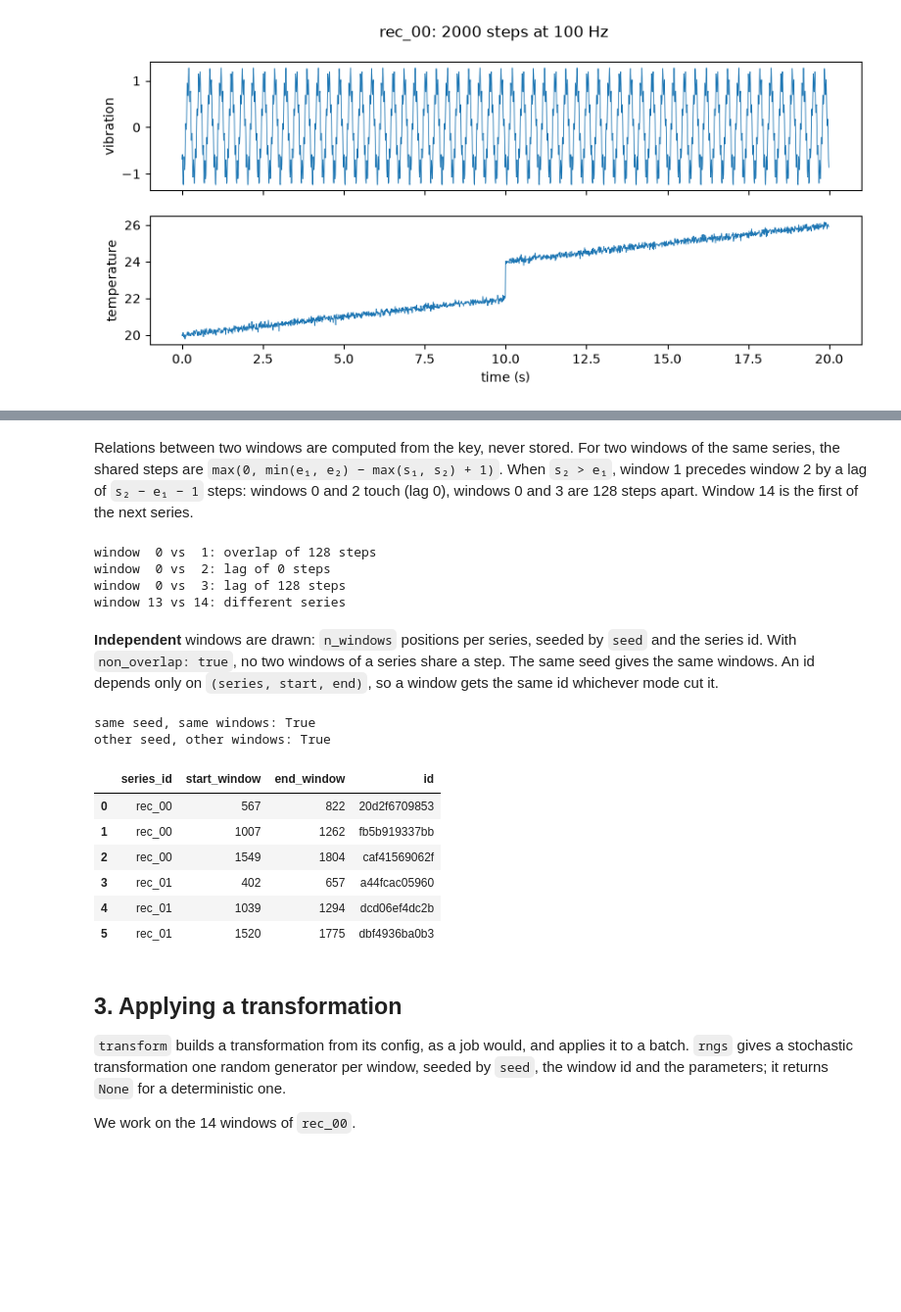
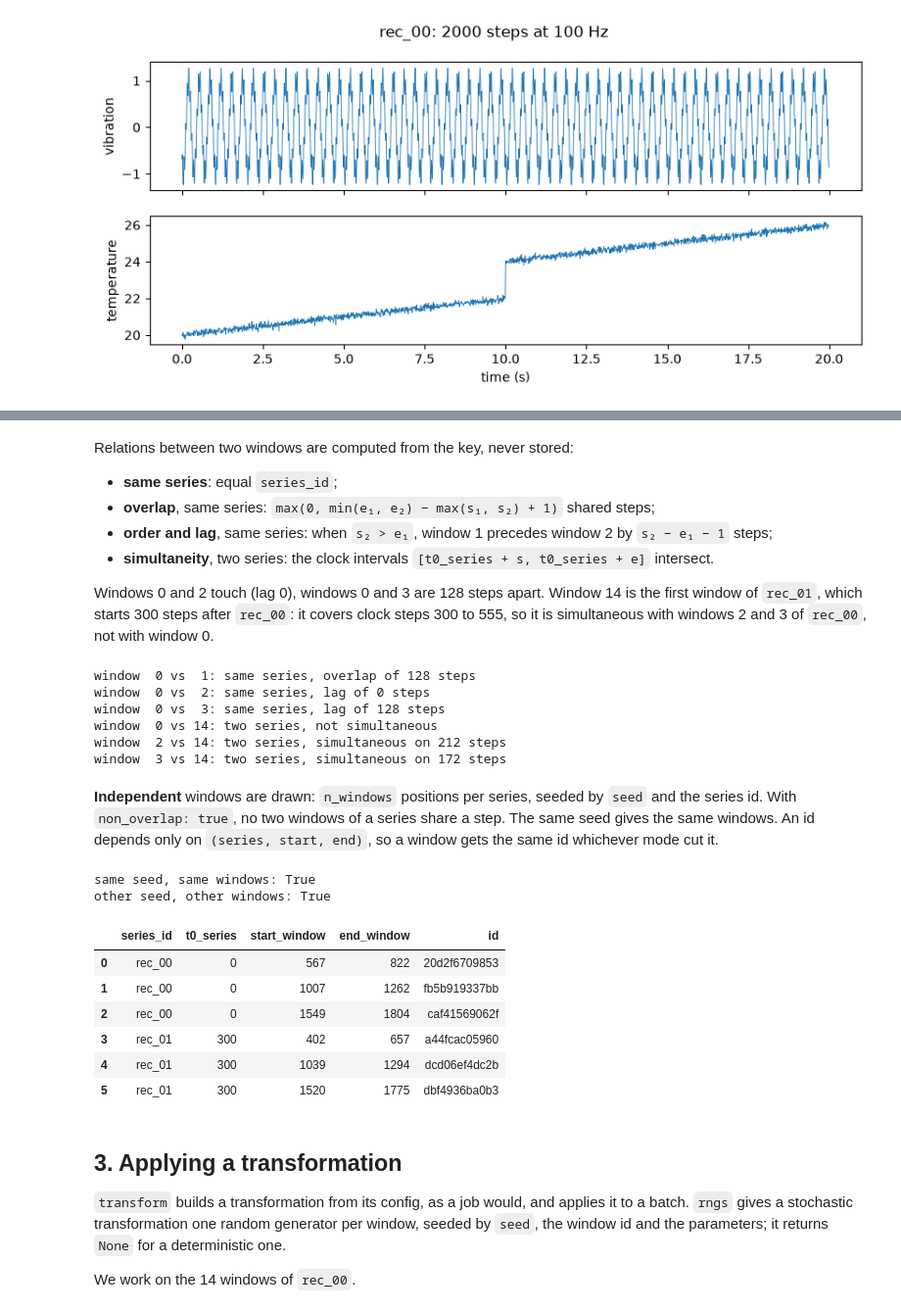
Before and after one commit to Safenai/kcai-data-sampling, a Jupyter notebook: examples/notebooks/timeseries-transformations.ipynb, the cells around one changed output, grey strips where cells are left out. Shown at 98% size. Saved outputs shown, nothing was run; the diff lists cells and outputs as text; code cells hidden in the pictures; blank space fills up the shorter version.

```diff
--- a/examples/notebooks/timeseries-transformations.ipynb
+++ b/examples/notebooks/timeseries-transformations.ipynb
@@ -107,8 +112,12 @@ def windows_of(windows, **loader):
     return np.concatenate([b.data for b in batches]), keys.drop(columns="machine")
 
 
-data, keys = windows_of(LOADER["windows"])
+T0 = {sid: 300 * i for i, sid in enumerate(table.column("series_id").to_pylist())}
+T0_PATH = Path(LOADER["path"]).with_name("series_t0.parquet")
+pq.write_table(table.append_column("t0", pa.array(list(T0.values()), pa.int64())), T0_PATH)
+
+data, keys = windows_of(LOADER["windows"], path=str(T0_PATH), t0_column="t0")
 print(f"{len(keys)} windows, data {data.shape} {data.dtype}")
-keys.head(4)
+keys.iloc[[0, 1, 2, 3, 14, 15]]
 # %% [output]
 70 windows, data (70, 256, 2) float64
@@ -120,44 +131,59 @@ keys.head(4)
 # %% [markdown]
-Relations between two windows are computed from the key, never stored. For two windows of the same series, the shared steps are `max(0, min(e₁, e₂) − max(s₁, s₂) + 1)`. When `s₂ > e₁`, window 1 precedes window 2 by a lag of `s₂ − e₁ − 1` steps: windows 0 and 2 touch (lag 0), windows 0 and 3 are 128 steps apart. Window 14 is the first of the next series.
+Relations between two windows are computed from the key, never stored:
+
+- **same series**: equal `series_id`;
+- **overlap**, same series: `max(0, min(e₁, e₂) − max(s₁, s₂) + 1)` shared steps;
+- **order and lag**, same series: when `s₂ > e₁`, window 1 precedes window 2 by `s₂ − e₁ − 1` steps;
+- **simultaneity**, two series: the clock intervals `[t0_series + s, t0_series + e]` intersect.
+
+Windows 0 and 2 touch (lag 0), windows 0 and 3 are 128 steps apart. Window 14 is the first window of `rec_01`, which starts 300 steps after `rec_00`: it covers clock steps 300 to 555, so it is simultaneous with windows 2 and 3 of `rec_00`, not with window 0.
 # %%
-def relation(a, b):
-    if a.series_id != b.series_id:
-        return "different series"
-    shared = max(0, min(a.end_window, b.end_window) - max(a.start_window, b.start_window) + 1)
-    if shared:
-        return f"overlap of {shared} steps"
-    return f"lag of {b.start_window - a.end_window - 1} steps"
+def shared_steps(s1, e1, s2, e2):
+    return max(0, min(e1, e2) - max(s1, s2) + 1)
 
 
-rows = keys.itertuples()
-w = {i: r for i, r in enumerate(rows)}
-for i, j in [(0, 1), (0, 2), (0, 3), (13, 14)]:
+def relation(a, b):
+    if a.series_id == b.series_id:
+        shared = shared_steps(a.start_window, a.end_window, b.start_window, b.end_window)
+        if shared:
+            return f"same series, overlap of {shared} steps"
+        return f"same series, lag of {b.start_window - a.end_window - 1} steps"
+    clock = shared_steps(
+        a.t0_series + a.start_window, a.t0_series + a.end_window, b.t0_series + b.start_window, b.t0_series + b.end_window
+    )
+    return f"two series, simultaneous on {clock} steps" if clock else "two series, not simultaneous"
+
+
+w = dict(enumerate(keys.itertuples()))
+for i, j in [(0, 1), (0, 2), (0, 3), (0, 14), (2, 14), (3, 14)]:
     print(f"window {i:>2} vs {j:>2}: {relation(w[i], w[j])}")
 # %% [output]
-window  0 vs  1: overlap of 128 steps
-window  0 vs  2: lag of 0 steps
-window  0 vs  3: lag of 128 steps
-window 13 vs 14: different series
+window  0 vs  1: same series, overlap of 128 steps
+window  0 vs  2: same series, lag of 0 steps
+window  0 vs  3: same series, lag of 128 steps
+window  0 vs 14: two series, not simultaneous
+window  2 vs 14: two series, simultaneous on 212 steps
+window  3 vs 14: two series, simultaneous on 172 steps
 # %% [markdown]
 **Independent** windows are drawn: `n_windows` positions per series, seeded by `seed` and the series id. With `non_overlap: true`, no two windows of a series share a step. The same seed gives the same windows. An id depends only on `(series, start, end)`, so a window gets the same id whichever mode cut it.
 # %%
 independent = {"mode": "independent", "window": 256, "n_windows": 3, "non_overlap": True, "seed": 1}
-_, drawn = windows_of(independent)
-_, again = windows_of(independent)
-_, other = windows_of({**independent, "seed": 2})
+_, drawn = windows_of(independent, path=str(T0_PATH), t0_column="t0")
+_, again = windows_of(independent, path=str(T0_PATH), t0_column="t0")
+_, other = windows_of({**independent, "seed": 2}, path=str(T0_PATH), t0_column="t0")
 print("same seed, same windows:", drawn.equals(again))
 print("other seed, other windows:", not drawn[["start_window"]].equals(other[["start_window"]]))
 drawn.head(6)
 # %% [output]
 same seed, same windows: True
 other seed, other windows: True
-|  | series_id | start_window | end_window | id |
-| 0 | rec_00 | 567 | 822 | 20d2f6709853 |
-| 1 | rec_00 | 1007 | 1262 | fb5b919337bb |
-| 2 | rec_00 | 1549 | 1804 | caf41569062f |
-| 3 | rec_01 | 402 | 657 | a44fcac05960 |
-| 4 | rec_01 | 1039 | 1294 | dcd06ef4dc2b |
-| 5 | rec_01 | 1520 | 1775 | dbf4936ba0b3 |
+|  | series_id | t0_series | start_window | end_window | id |
+| 0 | rec_00 | 0 | 567 | 822 | 20d2f6709853 |
+| 1 | rec_00 | 0 | 1007 | 1262 | fb5b919337bb |
+| 2 | rec_00 | 0 | 1549 | 1804 | caf41569062f |
+| 3 | rec_01 | 300 | 402 | 657 | a44fcac05960 |
+| 4 | rec_01 | 300 | 1039 | 1294 | dcd06ef4dc2b |
+| 5 | rec_01 | 300 | 1520 | 1775 | dbf4936ba0b3 |
 # %% [markdown]
 ## 3. Applying a transformation
 
```
Also changed, not shown: parts of 22 cells of this notebook.
